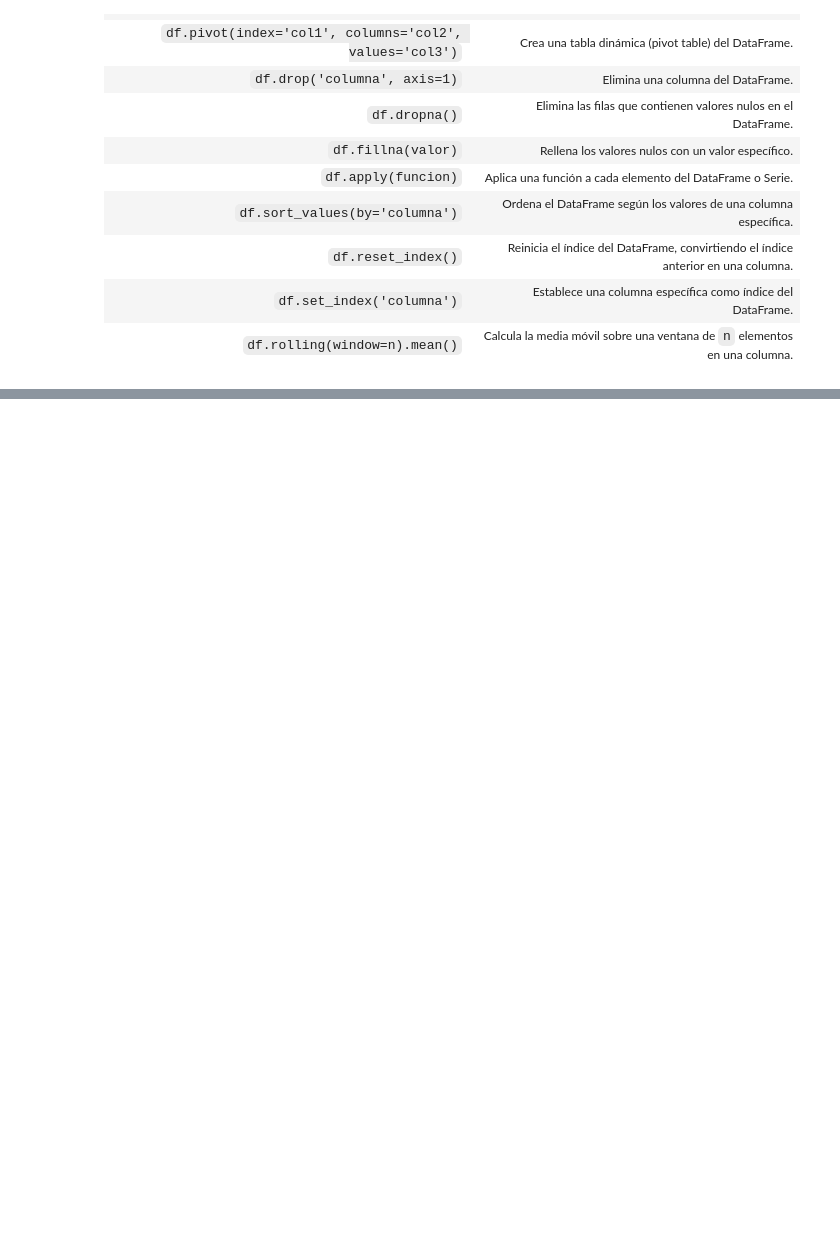
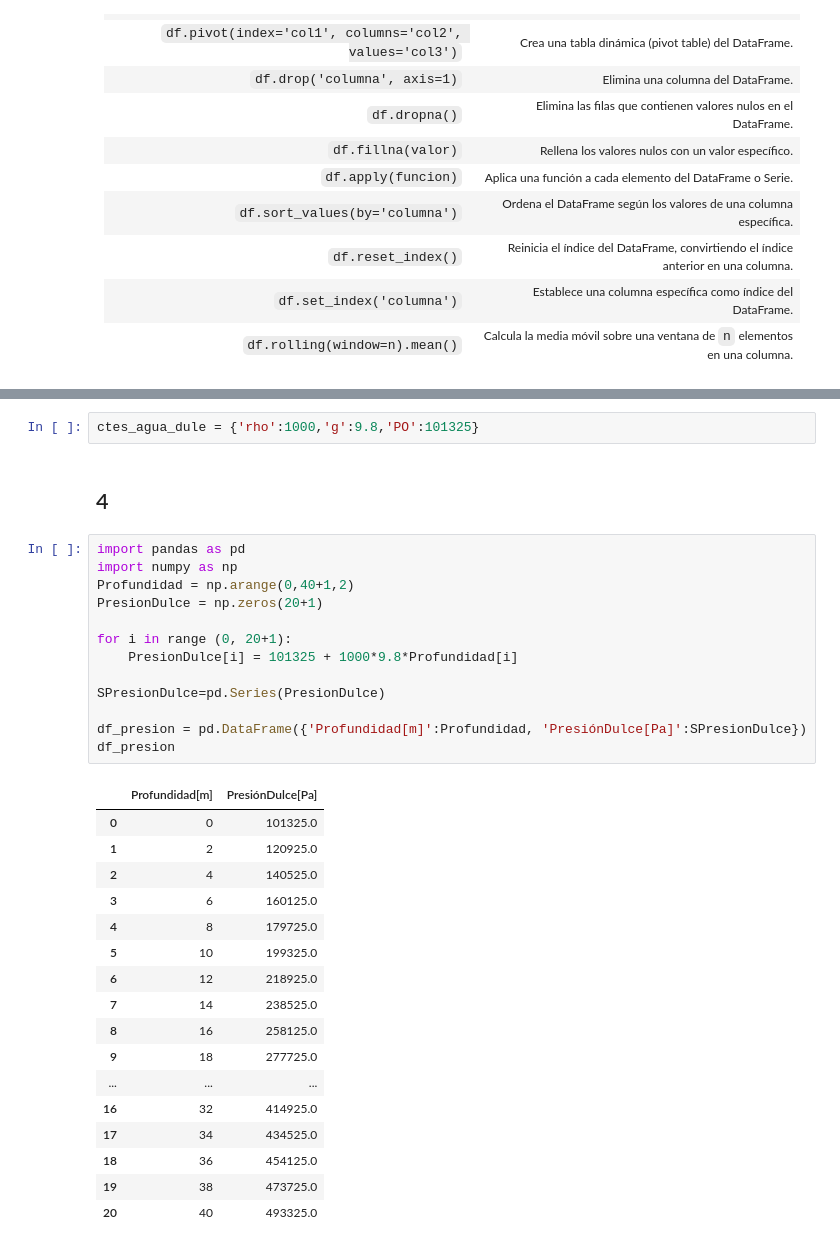
Before and after one commit to hernansalinas/FundamentosComputacion, a Jupyter notebook: Estudiantes/Cuevas_10/ExamenFinalFundamentosComputacion.ipynb, the cells around one changed output, grey strips where cells are left out. Drawn from its saved outputs; the diff is of its cells as text; blank space fills up the shorter version.

```diff
--- a/Estudiantes/Cuevas_10/ExamenFinalFundamentosComputacion.ipynb
+++ b/Estudiantes/Cuevas_10/ExamenFinalFundamentosComputacion.ipynb
@@ -128,0 +170,35 @@ Ayuda:
+# %%
+ctes_agua_dule = {'rho':1000,'g':9.8,'PO':101325}
+# %% [markdown]
+## 4
+# %%
+import pandas as pd
+import numpy as np
+Profundidad = np.arange(0,40+1,2)
+PresionDulce = np.zeros(20+1)
+
+for i in range (0, 20+1):
+    PresionDulce[i] = 101325 + 1000*9.8*Profundidad[i]
+
+SPresionDulce=pd.Series(PresionDulce)
+
+df_presion = pd.DataFrame({'Profundidad[m]':Profundidad, 'PresiónDulce[Pa]':SPresionDulce})
+df_presion
+# %% [output]
+|  | Profundidad[m] | PresiónDulce[Pa] |
+| 0 | 0 | 101325.0 |
+| 1 | 2 | 120925.0 |
+| 2 | 4 | 140525.0 |
+| 3 | 6 | 160125.0 |
+| 4 | 8 | 179725.0 |
+| 5 | 10 | 199325.0 |
+| 6 | 12 | 218925.0 |
+| 7 | 14 | 238525.0 |
+| 8 | 16 | 258125.0 |
+| 9 | 18 | 277725.0 |
+| ... | ... | ... |
+| 16 | 32 | 414925.0 |
+| 17 | 34 | 434525.0 |
+| 18 | 36 | 454125.0 |
+| 19 | 38 | 473725.0 |
+| 20 | 40 | 493325.0 |
```
Also changed, not shown: parts of 11 cells of this notebook, 2 other files.
